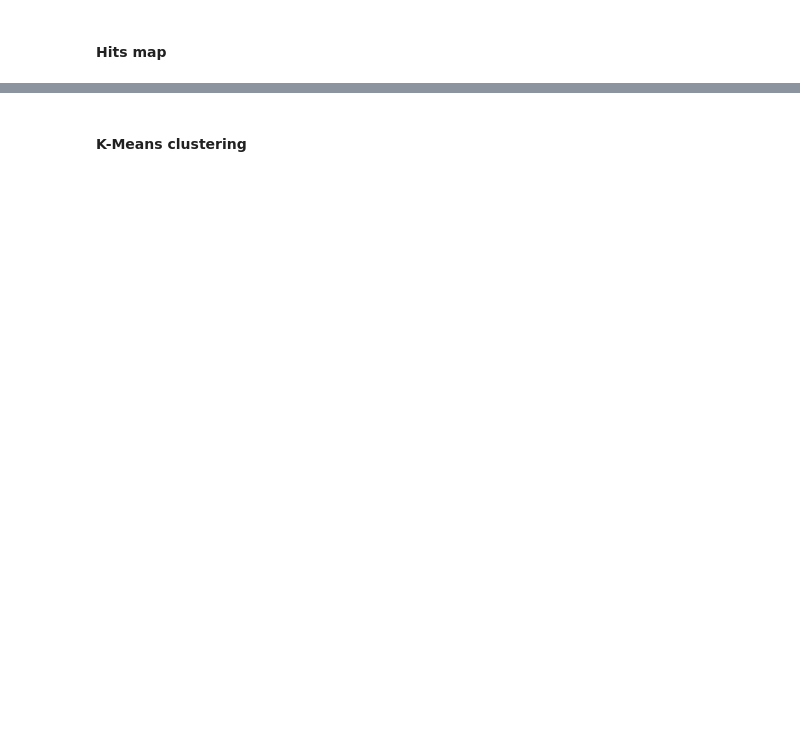
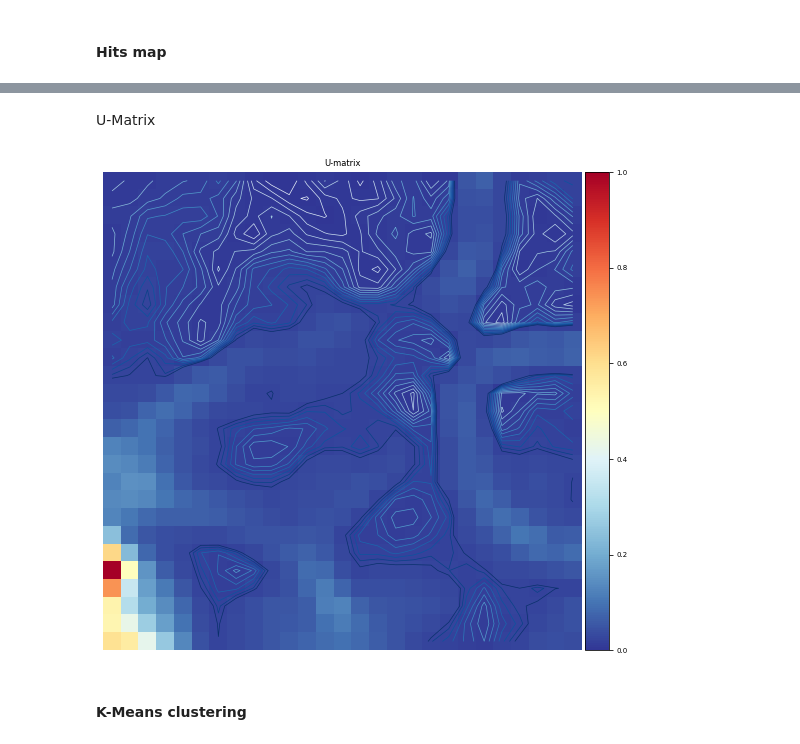
Before and after one commit to jdickson99/SOMPY, a Jupyter notebook: sompy/examples/california_housing_rectangular_grid.ipynb, the cells around one changed output, grey strips where cells are left out. Drawn from its saved outputs; the diff is of its cells as text; code cells hidden in the pictures; blank space fills up the shorter version.

```diff
--- a/sompy/examples/california_housing_rectangular_grid.ipynb
+++ b/sompy/examples/california_housing_rectangular_grid.ipynb
@@ -145,3 +133,12 @@ vhts.show(sm, anotate=True, onlyzeros=False, labelsize=12, cmap="Greys", logarit
+# %% [markdown]
+U-Matrix
+# %%
+from sompy.visualization.umatrix import UMatrixView
+
+umat  = UMatrixView(width=10,height=10,title='U-matrix', text_size=7)
+umat = umat.show(sm, show_data=False,  contour=True, blob=False, labels=False)
+# %% [output]
+[figure, added]
 # %% [markdown]
 #### K-Means clustering
 # %%
```
Also changed, not shown: parts of 10 cells of this notebook.
